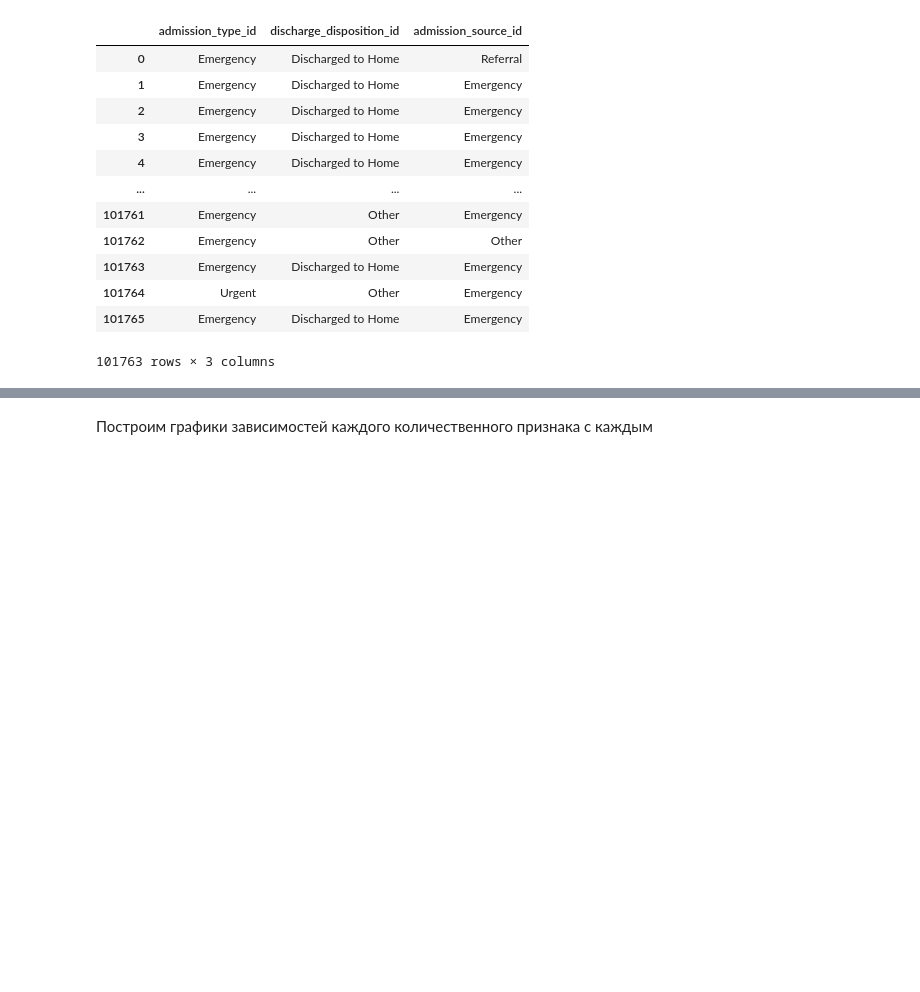
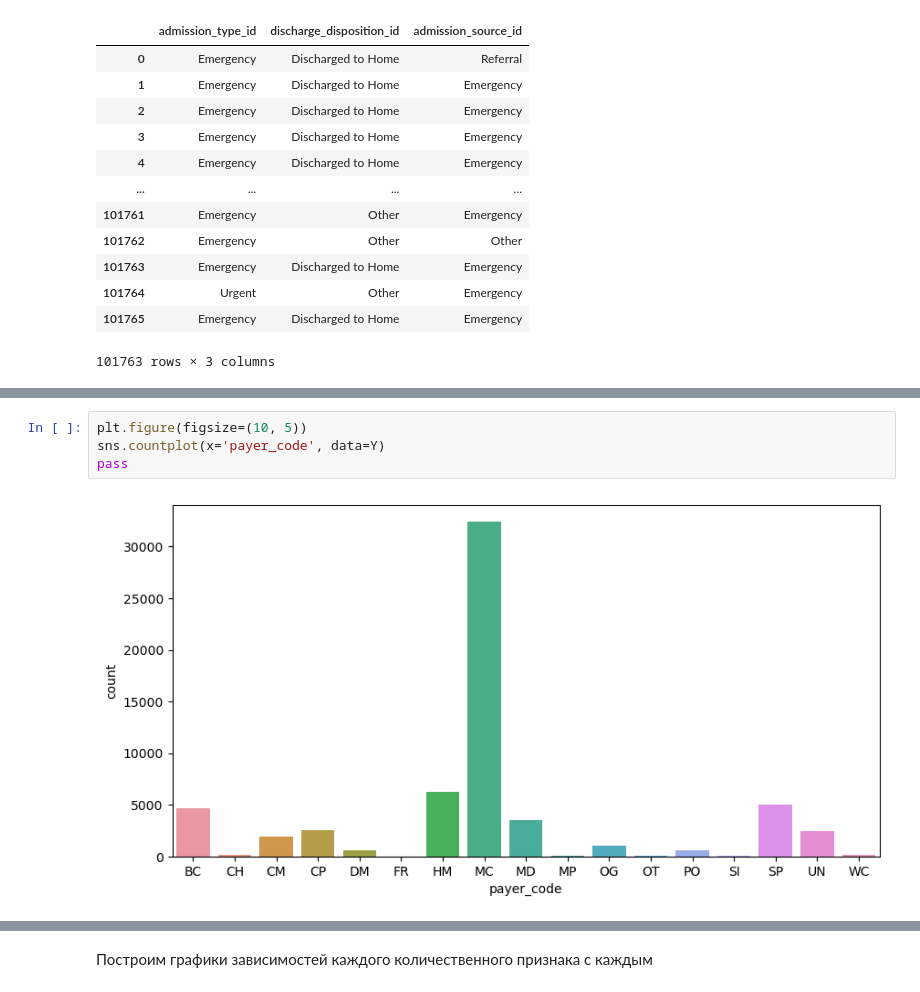
Before and after one commit to Falirchik/ML, a Jupyter notebook: practice .ipynb, the cells around one changed output, grey strips where cells are left out. Drawn from its saved outputs; the diff is of its cells as text; blank space fills up the shorter version.

```diff
--- a/practice .ipynb
+++ b/practice .ipynb
@@ -552,0 +560,6 @@ cat_data
+# %%
+plt.figure(figsize=(10, 5))
+sns.countplot(x='payer_code', data=Y)
+pass
+# %% [output]
+[figure, added]
```
Also changed, not shown: parts of 15 cells of this notebook.
